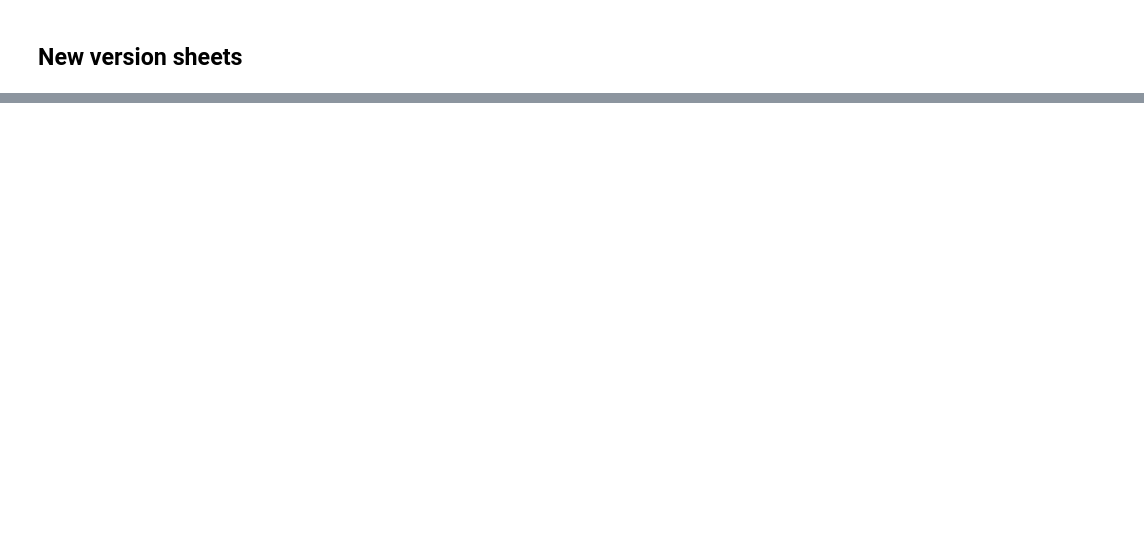
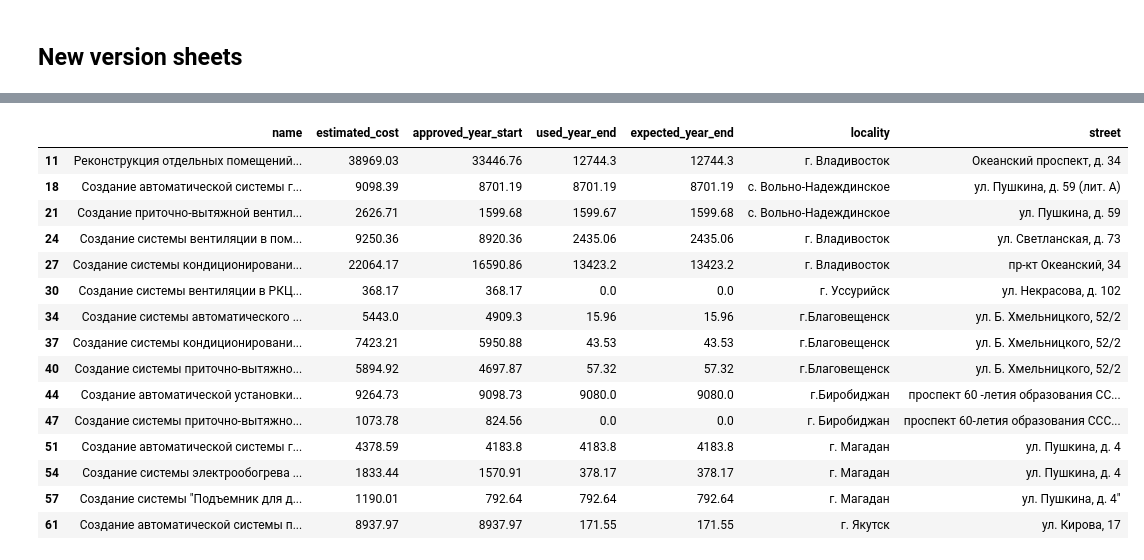
Before and after one commit to 999rse/noa_cb_intern, a Jupyter notebook: kc_tr_kr_operating.ipynb, the cells around one changed output, grey strips where cells are left out. Saved outputs shown, nothing was run; the diff lists cells and outputs as text; code cells hidden in the pictures; blank space fills up the shorter version.

```diff
--- a/kc_tr_kr_operating.ipynb
+++ b/kc_tr_kr_operating.ipynb
@@ -458,0 +402,20 @@ See the caveats in the documentation: https://pandas.pydata.org/pandas-docs/stab
+# %%
+# 2020
+results_KS[4]
+# %% [output]
+|  | name | estimated_cost | approved_year_start | used_year_end | expected_year_end | locality | street |
+| 11 | Реконструкция отдельных помещений... | 38969.03 | 33446.76 | 12744.3 | 12744.3 | г. Владивосток | Океанский проспект, д. 34 |
+| 18 | Создание автоматической системы г... | 9098.39 | 8701.19 | 8701.19 | 8701.19 | с. Вольно-Надеждинское | ул. Пушкина, д. 59 (лит. А) |
+| 21 | Создание приточно-вытяжной вентил... | 2626.71 | 1599.68 | 1599.67 | 1599.68 | с. Вольно-Надеждинское | ул. Пушкина, д. 59 |
+| 24 | Создание системы вентиляции в пом... | 9250.36 | 8920.36 | 2435.06 | 2435.06 | г. Владивосток | ул. Светланская, д. 73 |
+| 27 | Создание системы кондиционировани... | 22064.17 | 16590.86 | 13423.2 | 13423.2 | г. Владивосток | пр-кт Океанский, 34 |
+| 30 | Создание системы вентиляции в РКЦ... | 368.17 | 368.17 | 0.0 | 0.0 | г. Уссурийск | ул. Некрасова, д. 102 |
+| 34 | Создание системы автоматического ... | 5443.0 | 4909.3 | 15.96 | 15.96 | г.Благовещенск | ул. Б. Хмельницкого, 52/2 |
+| 37 | Создание системы кондиционировани... | 7423.21 | 5950.88 | 43.53 | 43.53 | г.Благовещенск | ул. Б. Хмельницкого, 52/2 |
+| 40 | Создание системы приточно-вытяжно... | 5894.92 | 4697.87 | 57.32 | 57.32 | г.Благовещенск | ул. Б. Хмельницкого, 52/2 |
+| 44 | Создание автоматической установки... | 9264.73 | 9098.73 | 9080.0 | 9080.0 | г.Биробиджан | проспект 60 -летия образования СС... |
+| 47 | Создание системы приточно-вытяжно... | 1073.78 | 824.56 | 0.0 | 0.0 | г. Биробиджан | проспект 60-летия образования ССС... |
+| 51 | Создание автоматической системы г... | 4378.59 | 4183.8 | 4183.8 | 4183.8 | г. Магадан | ул. Пушкина, д. 4 |
+| 54 | Создание системы электрообогрева ... | 1833.44 | 1570.91 | 378.17 | 378.17 | г. Магадан | ул. Пушкина, д. 4 |
+| 57 | Создание системы "Подъемник для д... | 1190.01 | 792.64 | 792.64 | 792.64 | г. Магадан | ул. Пушкина, д. 4" |
+| 61 | Создание автоматической системы п... | 8937.97 | 8937.97 | 171.55 | 171.55 | г. Якутск | ул. Кирова, 17 |
```
Also changed, not shown: parts of 18 cells of this notebook.
